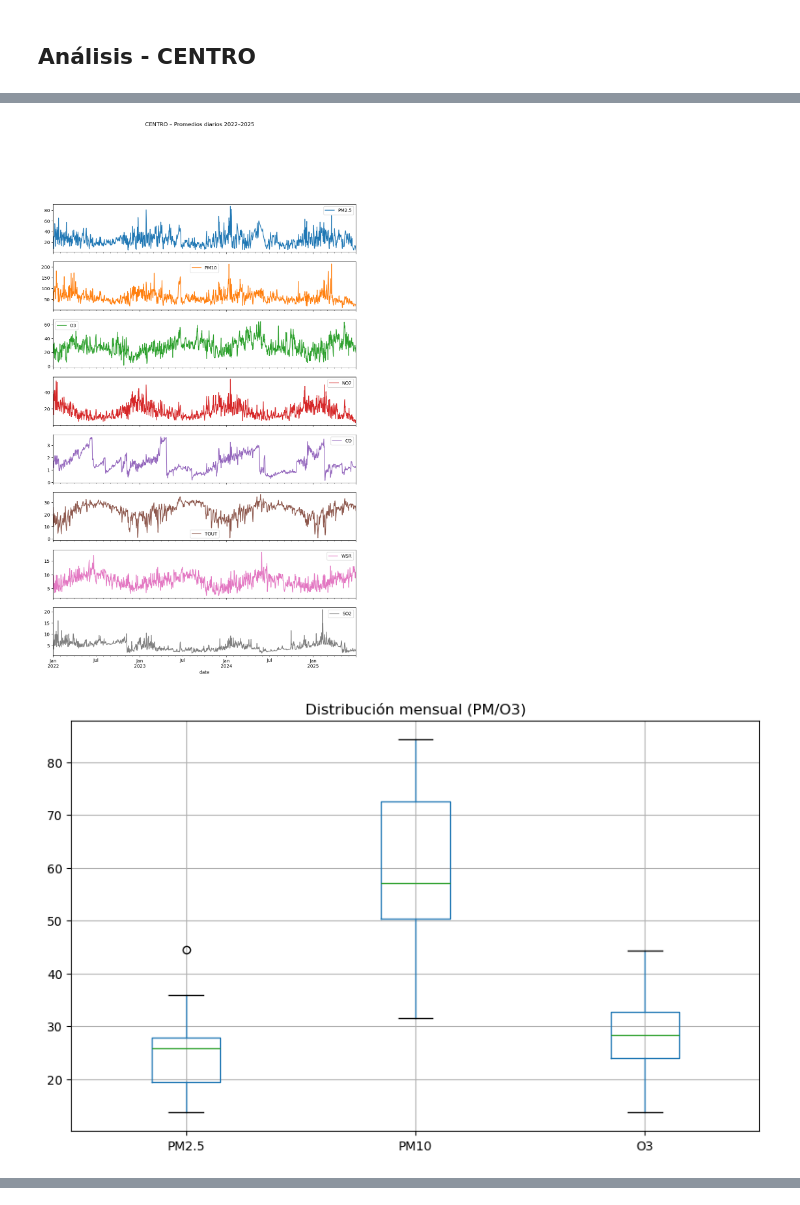
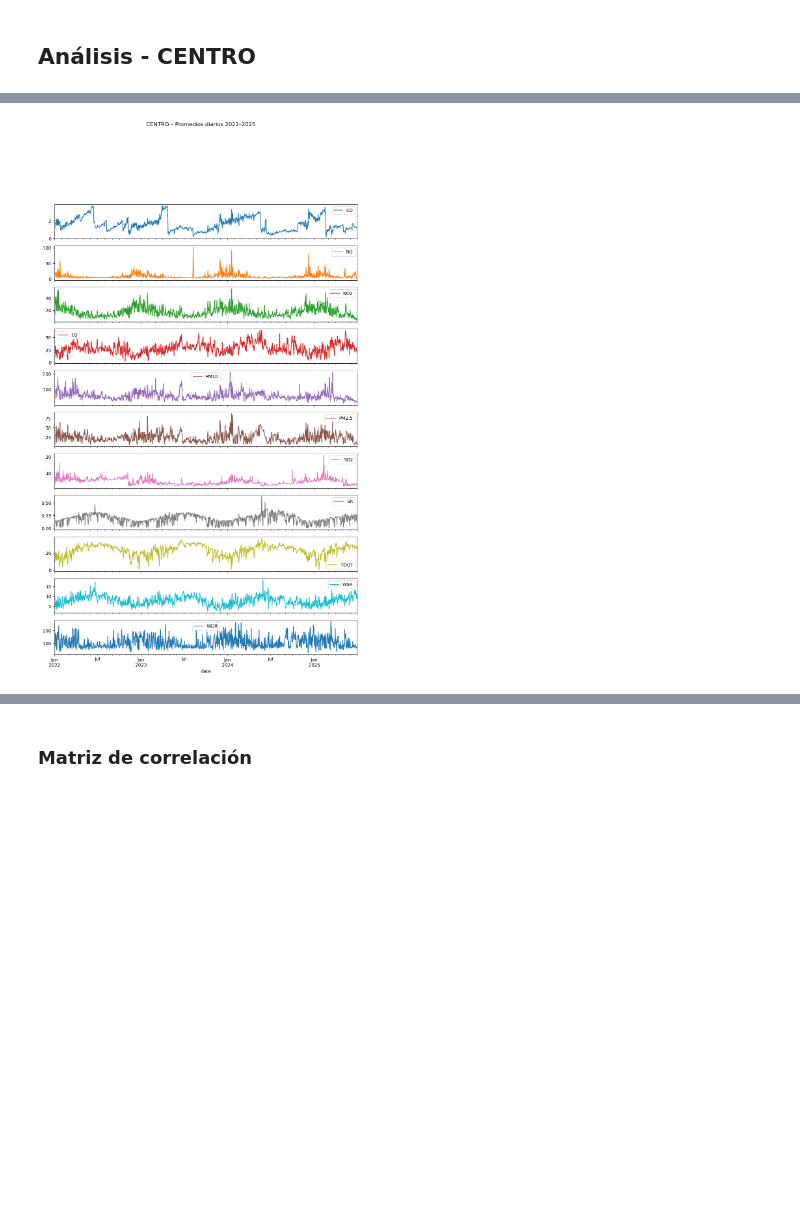
Before and after one commit to a01781585/Reto_MA2003B, a Jupyter notebook: Calidad_Aire_y_Contaminantes_ZMM.ipynb, the cells around one changed output, grey strips where cells are left out. Drawn from its saved outputs; the diff is of its cells as text; code cells hidden in the pictures; blank space fills up the shorter version.

```diff
--- a/Calidad_Aire_y_Contaminantes_ZMM.ipynb
+++ b/Calidad_Aire_y_Contaminantes_ZMM.ipynb
@@ -818,22 +768,13 @@ memory usage: 3.7 MB
 | WSR | 30646.0 | 7.781363 | 3.923204 | 0.10 | 4.60 | 7.40 | 10.40 | 24.80 |
 | WDR | 30646.0 | 106.470245 | 89.905812 | 0.00 | 47.00 | 73.00 | 121.00 | 359.17 |
 # %%
-import matplotlib.pyplot as plt
-
-cols_to_plot = ["PM2.5", "PM10", "O3", "NO2", "CO", "TOUT", "WSR", "SO2"]
+cols_to_plot = ['CO', 'NO', 'NO2', 'O3', 'PM10', 'PM2.5', 'SO2', 'SR', 'TOUT', 'WSR', 'WDR']
 df[cols_to_plot].resample("D").mean().plot(subplots=True, figsize=(12, 18), sharex=True)
 plt.suptitle("CENTRO – Promedios diarios 2022–2025", y=1.02)
-plt.show()
-
-# Estacionalidad resumida
-monthly_stats = df.resample("M").mean()
-monthly_stats.boxplot(column=["PM2.5", "PM10", "O3"], figsize=(10, 6))
-plt.title("Distribución mensual (PM/O3)")
 plt.show()
 
 # Correlaciones básicas
 corr = df.corr()
 corr.loc[cols_to_plot, cols_to_plot]
 # %% [output]
-[figure, old version]
+[figure, new version]
-[figure, removed]
@@ -849 +793,3 @@ corr.loc[cols_to_plot, cols_to_plot]
+# %% [markdown]
+### Matriz de correlación
 # %%
```
Also changed, not shown: parts of 31 cells of this notebook, 14 other files.
